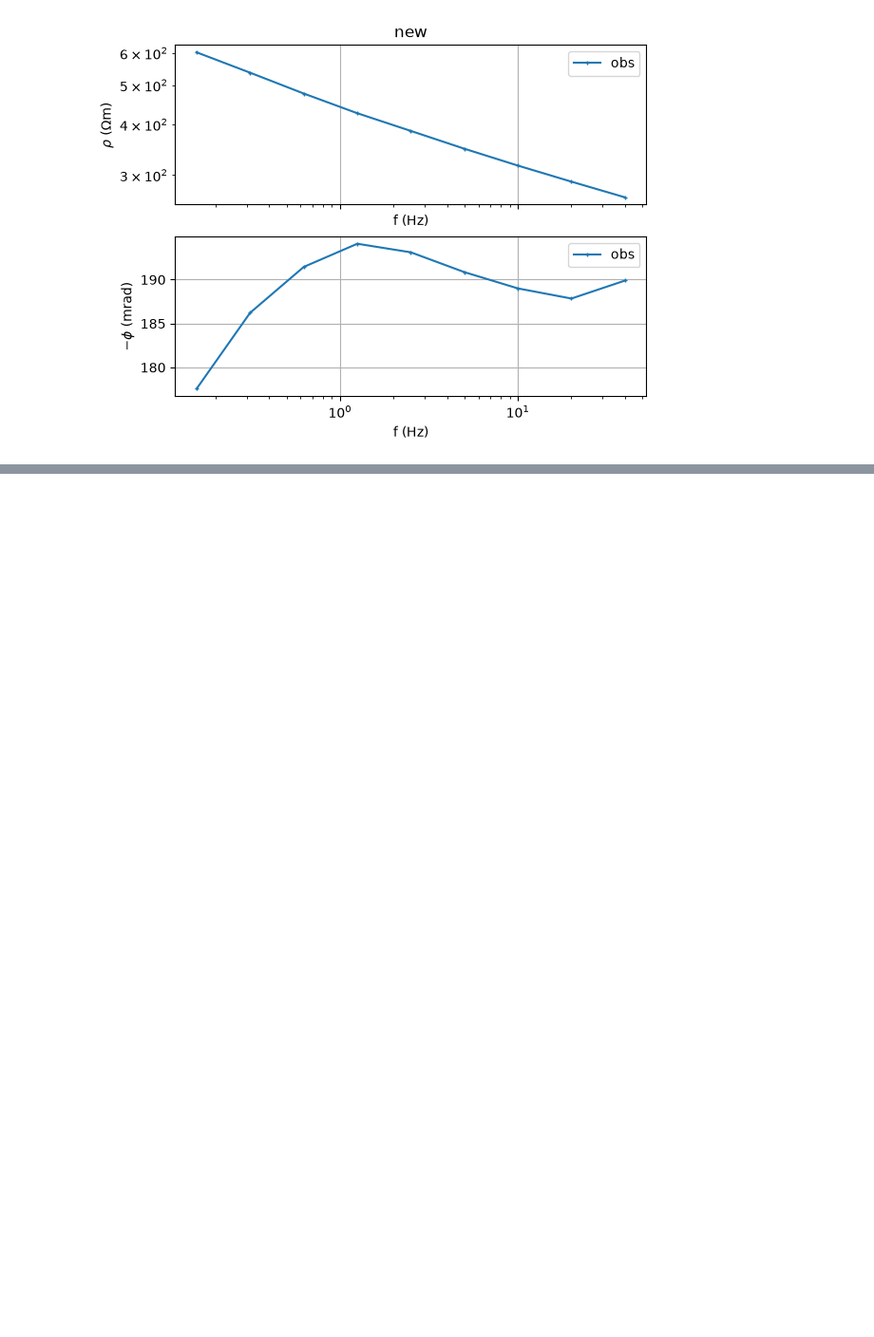
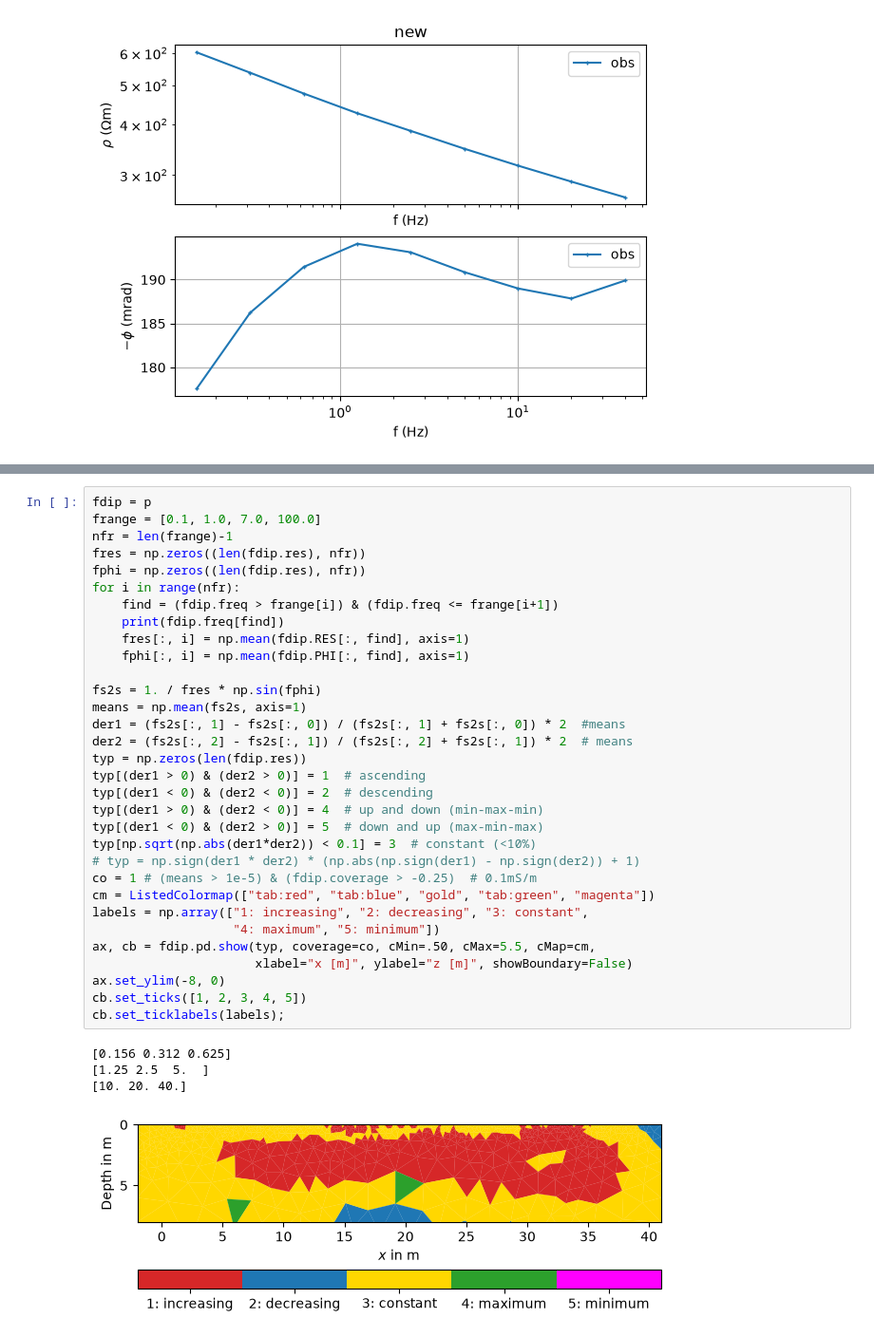
Before and after one commit to TUBAF-EM/FDIP, a Jupyter notebook: examples/slagheap/3_postprocess.ipynb, the cells around one changed output, grey strips where cells are left out. Shown at 95% size. Saved outputs shown, nothing was run; the diff lists cells and outputs as text; blank space fills up the shorter version.

```diff
--- a/examples/slagheap/3_postprocess.ipynb
+++ b/examples/slagheap/3_postprocess.ipynb
@@ -45,0 +49,37 @@ p.pd.show(sHigh*1e3, ax=ax[2], **kw);
+# %%
+fdip = p
+frange = [0.1, 1.0, 7.0, 100.0]
+nfr = len(frange)-1
+fres = np.zeros((len(fdip.res), nfr))
+fphi = np.zeros((len(fdip.res), nfr))
+for i in range(nfr):
+    find = (fdip.freq > frange[i]) & (fdip.freq <= frange[i+1])
+    print(fdip.freq[find])
+    fres[:, i] = np.mean(fdip.RES[:, find], axis=1)
+    fphi[:, i] = np.mean(fdip.PHI[:, find], axis=1)
+
+fs2s = 1. / fres * np.sin(fphi)
+means = np.mean(fs2s, axis=1)
+der1 = (fs2s[:, 1] - fs2s[:, 0]) / (fs2s[:, 1] + fs2s[:, 0]) * 2  #means
+der2 = (fs2s[:, 2] - fs2s[:, 1]) / (fs2s[:, 2] + fs2s[:, 1]) * 2  # means
+typ = np.zeros(len(fdip.res))
+typ[(der1 > 0) & (der2 > 0)] = 1  # ascending
+typ[(der1 < 0) & (der2 < 0)] = 2  # descending
+typ[(der1 > 0) & (der2 < 0)] = 4  # up and down (min-max-min)
+typ[(der1 < 0) & (der2 > 0)] = 5  # down and up (max-min-max)
+typ[np.sqrt(np.abs(der1*der2)) < 0.1] = 3  # constant (<10%)
+# typ = np.sign(der1 * der2) * (np.abs(np.sign(der1) - np.sign(der2)) + 1)
+co = 1 # (means > 1e-5) & (fdip.coverage > -0.25)  # 0.1mS/m
+cm = ListedColormap(["tab:red", "tab:blue", "gold", "tab:green", "magenta"])
+labels = np.array(["1: increasing", "2: decreasing", "3: constant",
+                   "4: maximum", "5: minimum"])
+ax, cb = fdip.pd.show(typ, coverage=co, cMin=.50, cMax=5.5, cMap=cm,
+                      xlabel="x [m]", ylabel="z [m]", showBoundary=False)
+ax.set_ylim(-8, 0)
+cb.set_ticks([1, 2, 3, 4, 5])
+cb.set_ticklabels(labels);
+# %% [output]
+[0.156 0.312 0.625]
+[1.25 2.5  5.  ]
+[10. 20. 40.]
+[figure, added]
```
Also changed, not shown: parts of 5 cells of this notebook, 2 other files.
